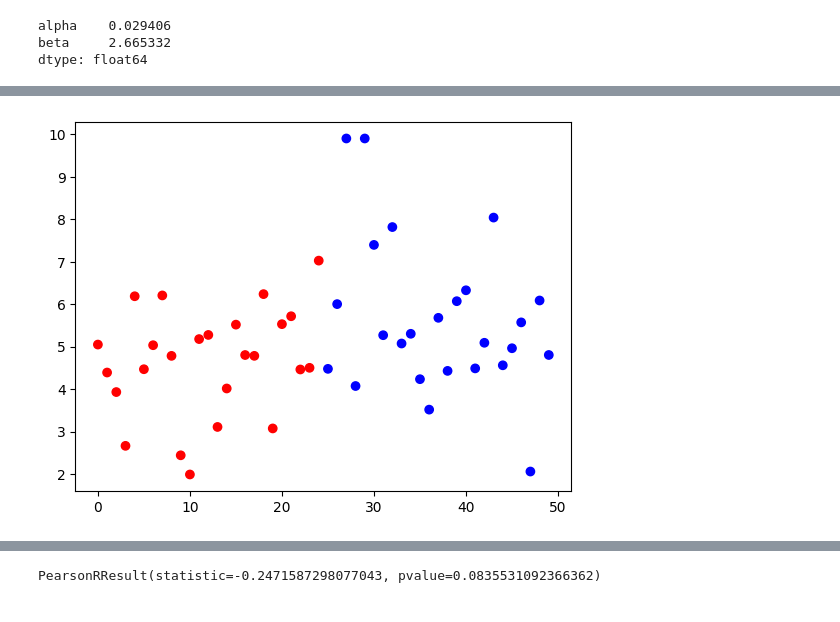
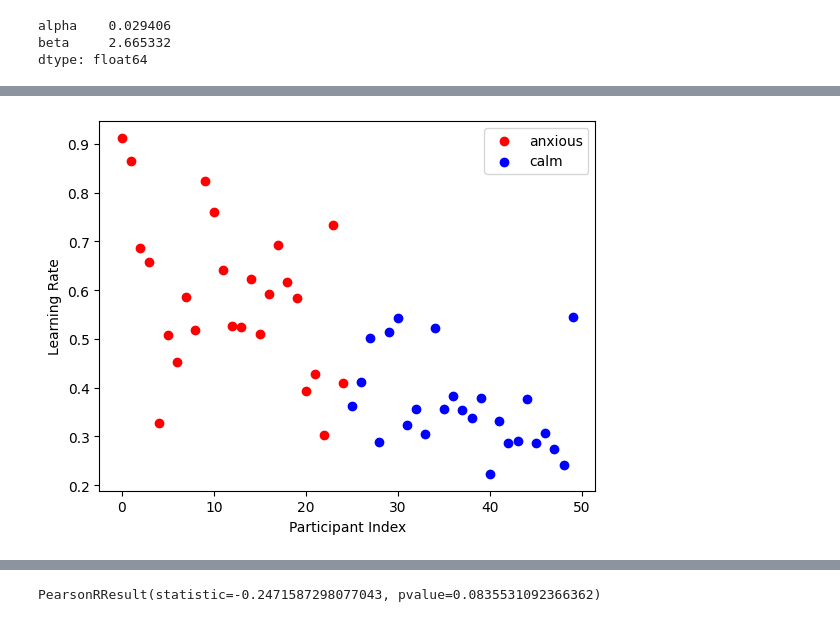
Before and after one commit to Unka-Malloc/Python-Neuron-Stimuli-2, a Jupyter notebook: CNN-CW2.ipynb, the cells around one changed output, grey strips where cells are left out. Saved outputs shown, nothing was run; the diff lists cells and outputs as text; code cells hidden in the pictures.

```diff
--- a/CNN-CW2.ipynb
+++ b/CNN-CW2.ipynb
@@ -317,13 +377,11 @@ plt.show()
-# %%
-colors = []
-
-for i in range(25):
-    colors.append('red')
-
-for j in range(25):
-    colors.append('blue')
-
-plt.scatter(range(params_df['beta'].size), params_df['beta'], color=colors)
-plt.show()
-# %% [output]
-[figure, removed]
+# %%
+import matplotlib.pyplot as plt
+
+plt.scatter(range(0, 25), params_df['alpha'].iloc[0: 25], color='red', label='anxious')
+plt.scatter(range(25, 50), params_df['alpha'].iloc[25: 50], color='blue', label='calm')
+plt.xlabel('Participant Index')
+plt.ylabel('Learning Rate')
+plt.legend()
+plt.show()
+# %% [output]
+[figure, added]
```
Also changed, not shown: parts of 19 cells of this notebook.
